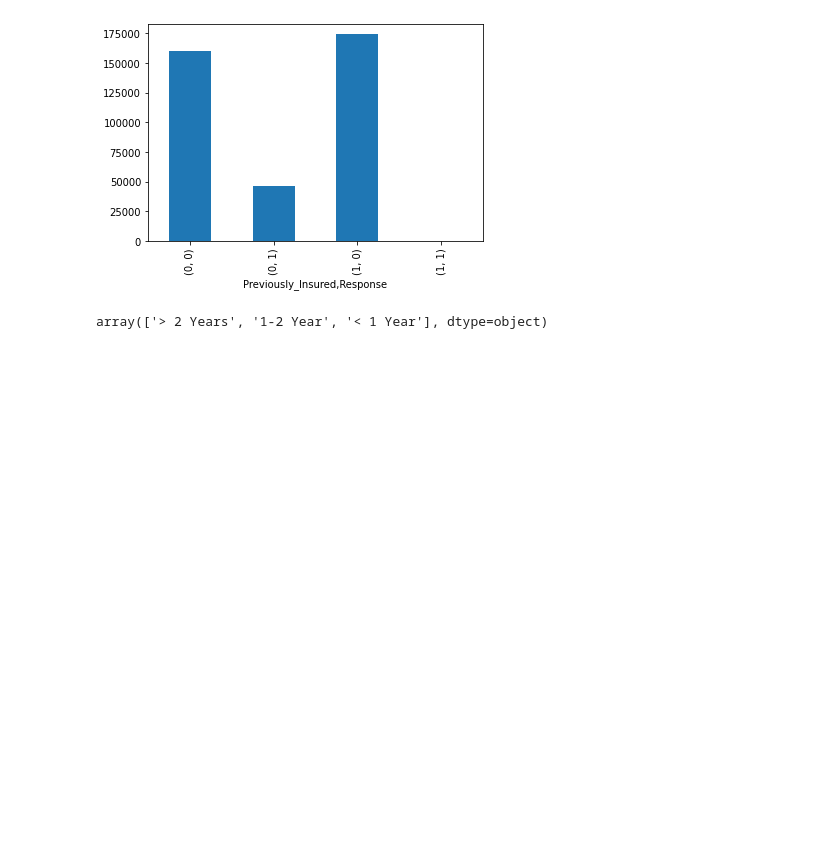
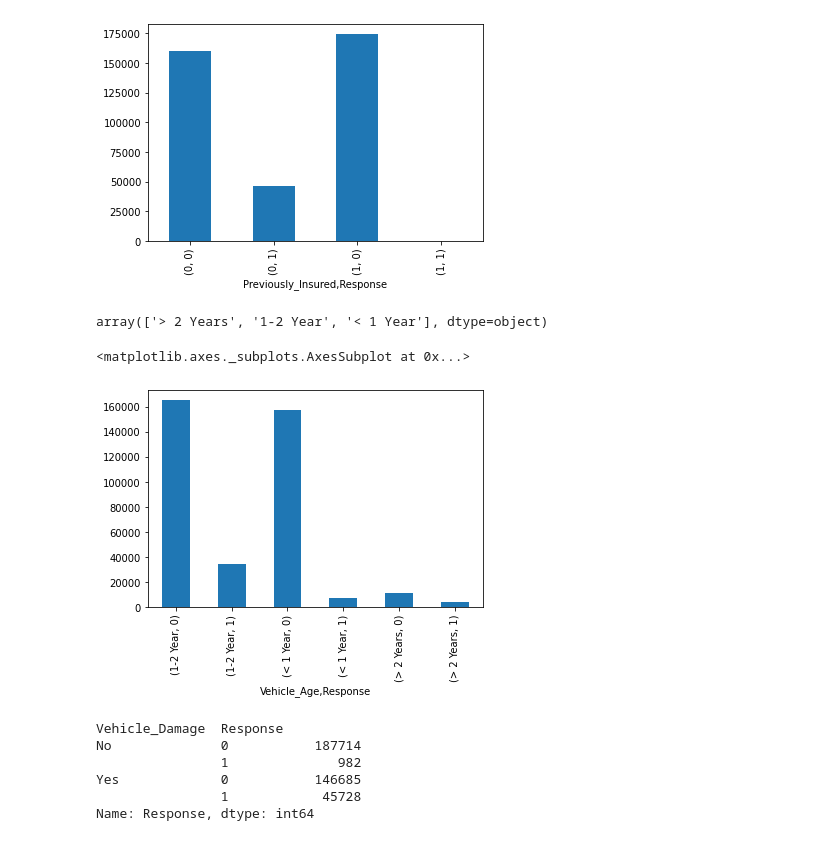
Before and after one commit to pi-mishra/HEALTH-INSURANCE-CROSS-SELL-PREDICTION, a Jupyter notebook: HEALTH_INSURANCE_CROSS_SELL_PREDICTION_(piyush).ipynb, the cells around one changed output. Cells and saved outputs as stored; diff of their text form; code cells hidden in the pictures; blank space fills up the shorter version.

```diff
--- a/HEALTH_INSURANCE_CROSS_SELL_PREDICTION_(piyush).ipynb
+++ b/HEALTH_INSURANCE_CROSS_SELL_PREDICTION_(piyush).ipynb
@@ -237,3 +237,17 @@ df.groupby('Previously_Insured').Response.value_counts().plot(kind='bar')
 df['Vehicle_Age'].unique()
 # %% [output]
 array(['> 2 Years', '1-2 Year', '< 1 Year'], dtype=object)
+# %%
+df.groupby('Vehicle_Age').Response.value_counts().plot(kind='bar')
+# %% [output]
+<matplotlib.axes._subplots.AxesSubplot at 0x...>
+[figure, added]
+# %%
+df.groupby('Vehicle_Damage').Response.value_counts()
+# %% [output]
+Vehicle_Damage  Response
+No              0           187714
+                1              982
+Yes             0           146685
+                1            45728
+Name: Response, dtype: int64
```
Also changed, not shown: parts of 30 cells of this notebook.
